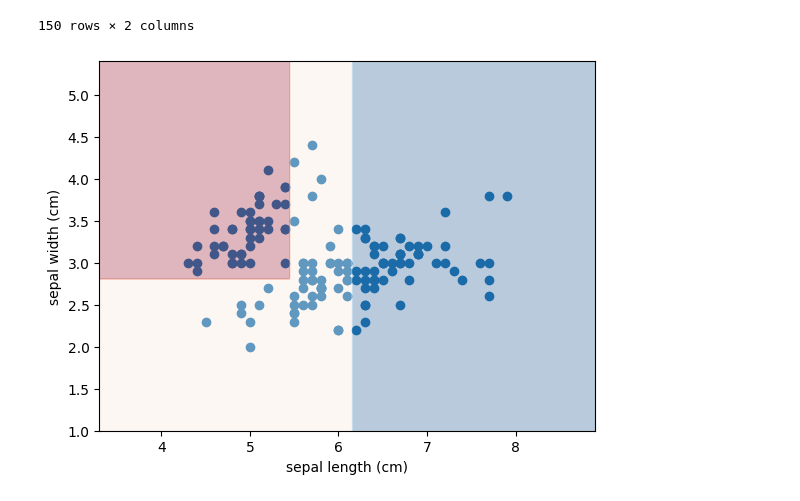
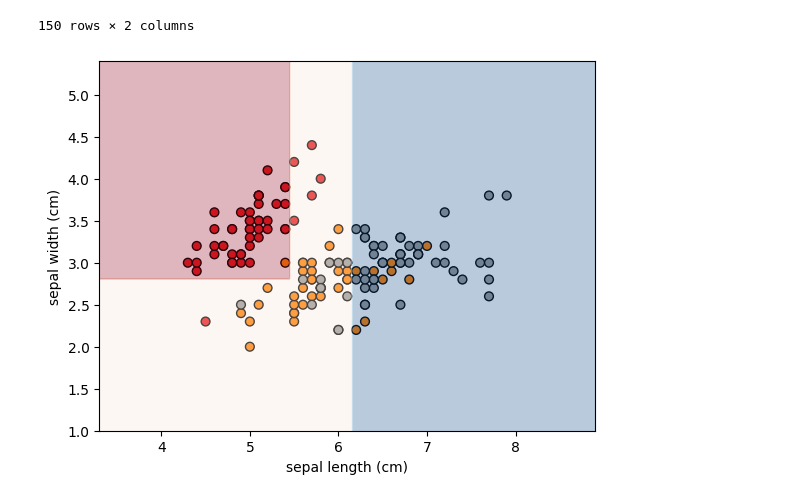
Before and after one commit to Andysimps0n/machine-learning, a Jupyter notebook: ts_env/code/DecisionTree/DecisionTree.ipynb, the cells around one changed output. Drawn from its saved outputs; the diff is of its cells as text; code cells hidden in the pictures.

Commit message:
AdaBoost, DecisionTree, Bagging

```diff
--- a/ts_env/code/DecisionTree/DecisionTree.ipynb
+++ b/ts_env/code/DecisionTree/DecisionTree.ipynb
@@ -61,21 +50,28 @@ df
 | 149 | 5.9 | 3.0 |
 150 rows × 2 columns
 # %%
-import matplotlib.pyplot as plt
-import numpy as np
 plt.xlabel(data.feature_names[0])
 plt.ylabel(data.feature_names[1])
-plt.scatter(X[:, 0], X[:, 1],  cmap="viridis")
 
+# color by class labels
+plt.scatter(
+    X[:, 0], X[:, 1],
+    c=y,                  # <- color by labels
+    cmap=plt.cm.Set1,     # distinct colors
+    edgecolor="k",        # black border
+    s=40                  # bigger points
+)
 
+# decision regions
 x_min, x_max = X[:, 0].min() - 1, X[:, 0].max() + 1
 y_min, y_max = X[:, 1].min() - 1, X[:, 1].max() + 1
 xx, yy = np.meshgrid(np.linspace(x_min, x_max, 200),
                      np.linspace(y_min, y_max, 200))
 
 Z = model.predict(np.c_[xx.ravel(), yy.ravel()])
 Z = Z.reshape(xx.shape)
+
 plt.contourf(xx, yy, Z, alpha=0.3, cmap=plt.cm.RdBu)
 plt.show()
 # %% [output]
-[figure, old version]
+[figure, new version]
```
Also changed, not shown: parts of 2 cells of this notebook, 4 other files.
